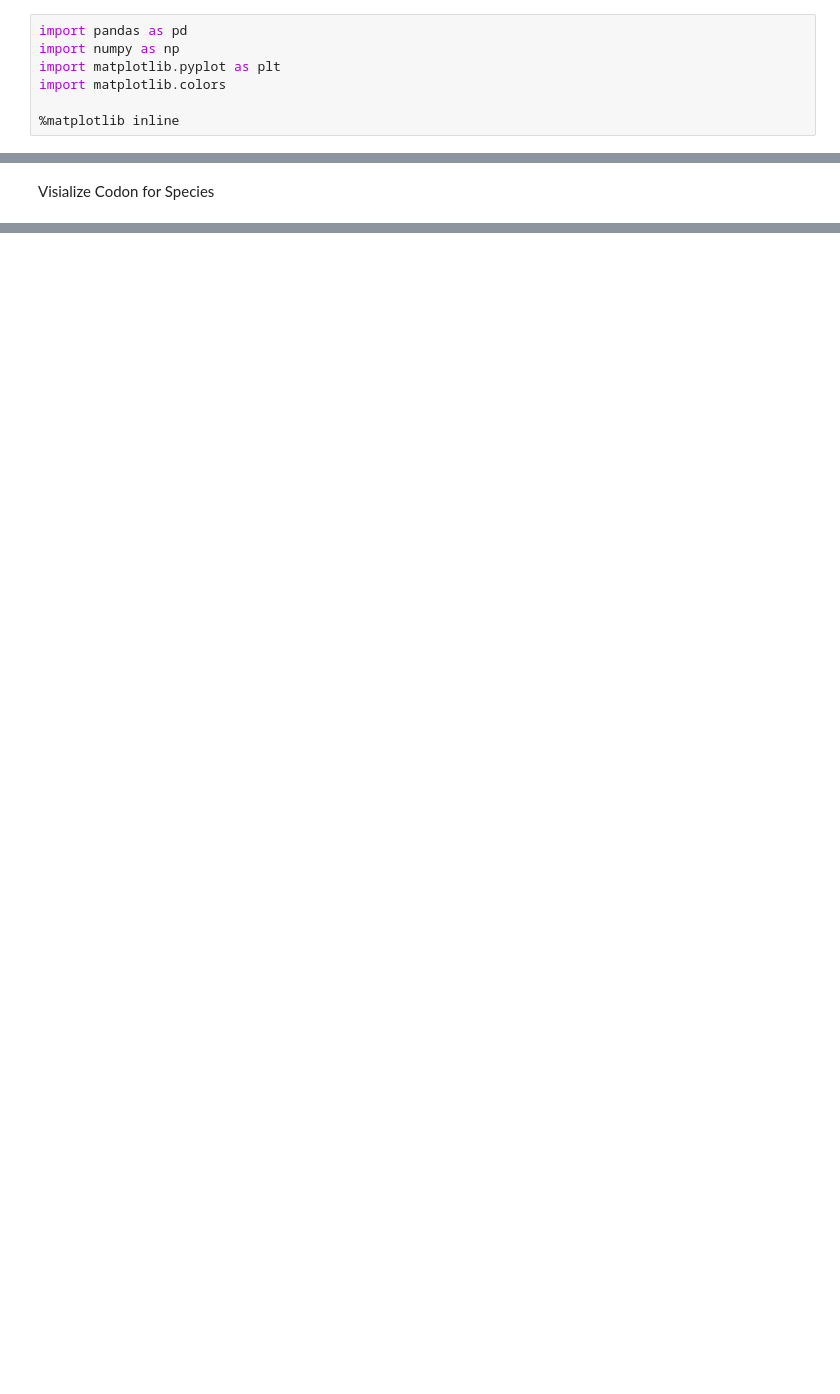
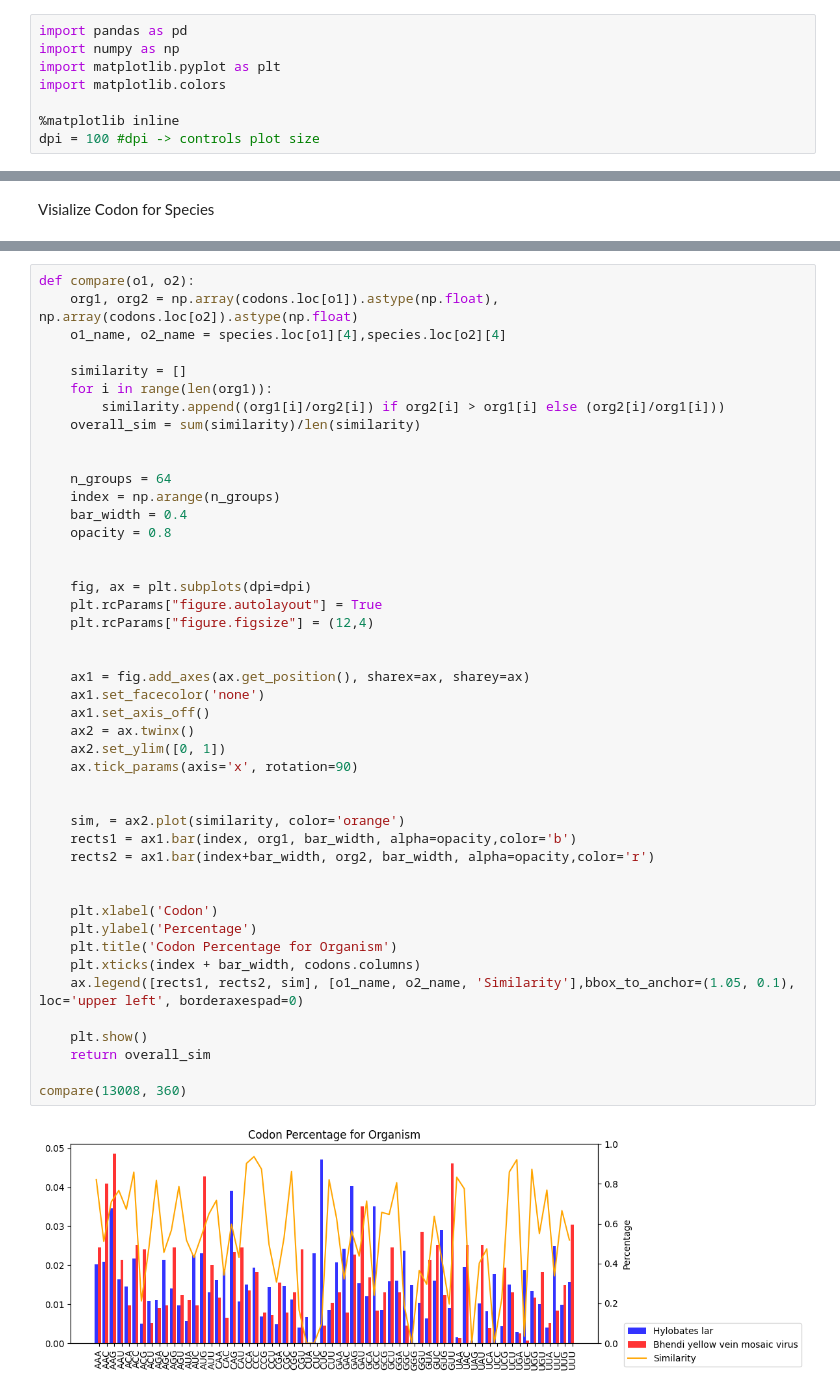
Before and after one commit to oliverweissl/KD_Project, a Jupyter notebook: main.ipynb, the cells around one changed output, grey strips where cells are left out. Cells and saved outputs as stored; diff of their text form; blank space fills up the shorter version.

Commit message:
Organism Comparison
-Added Organism Comparison
-Added querying for NCBI DB data

```diff
--- a/main.ipynb
+++ b/main.ipynb
@@ -5,4 +5,5 @@ import matplotlib.pyplot as plt
 import matplotlib.colors
 
 %matplotlib inline
+dpi = 100 #dpi -> controls plot size
 # %%
@@ -68,0 +119,47 @@ def get_codon_graph(index): #Plot codon distribution
+# %%
+def compare(o1, o2):
+    org1, org2 = np.array(codons.loc[o1]).astype(np.float), np.array(codons.loc[o2]).astype(np.float)
+    o1_name, o2_name = species.loc[o1][4],species.loc[o2][4]
+
+    similarity = []
+    for i in range(len(org1)):
+        similarity.append((org1[i]/org2[i]) if org2[i] > org1[i] else (org2[i]/org1[i]))
+    overall_sim = sum(similarity)/len(similarity)
+
+
+    n_groups = 64
+    index = np.arange(n_groups)
+    bar_width = 0.4
+    opacity = 0.8
+
+
+    fig, ax = plt.subplots(dpi=dpi)
+    plt.rcParams["figure.autolayout"] = True
+    plt.rcParams["figure.figsize"] = (12,4)
+
+
+    ax1 = fig.add_axes(ax.get_position(), sharex=ax, sharey=ax)
+    ax1.set_facecolor('none')
+    ax1.set_axis_off()
+    ax2 = ax.twinx()
+    ax2.set_ylim([0, 1])
+    ax.tick_params(axis='x', rotation=90)
+
+
+    sim, = ax2.plot(similarity, color='orange')
+    rects1 = ax1.bar(index, org1, bar_width, alpha=opacity,color='b')
+    rects2 = ax1.bar(index+bar_width, org2, bar_width, alpha=opacity,color='r')
+
+
+    plt.xlabel('Codon')
+    plt.ylabel('Percentage')
+    plt.title('Codon Percentage for Organism')
+    plt.xticks(index + bar_width, codons.columns)
+    ax.legend([rects1, rects2, sim], [o1_name, o2_name, 'Similarity'],bbox_to_anchor=(1.05, 0.1), loc='upper left', borderaxespad=0)
+
+    plt.show()
+    return overall_sim
+
+compare(13008, 360)
+# %% [output]
+[figure, added]
```
Also changed, not shown: parts of 8 cells of this notebook.
